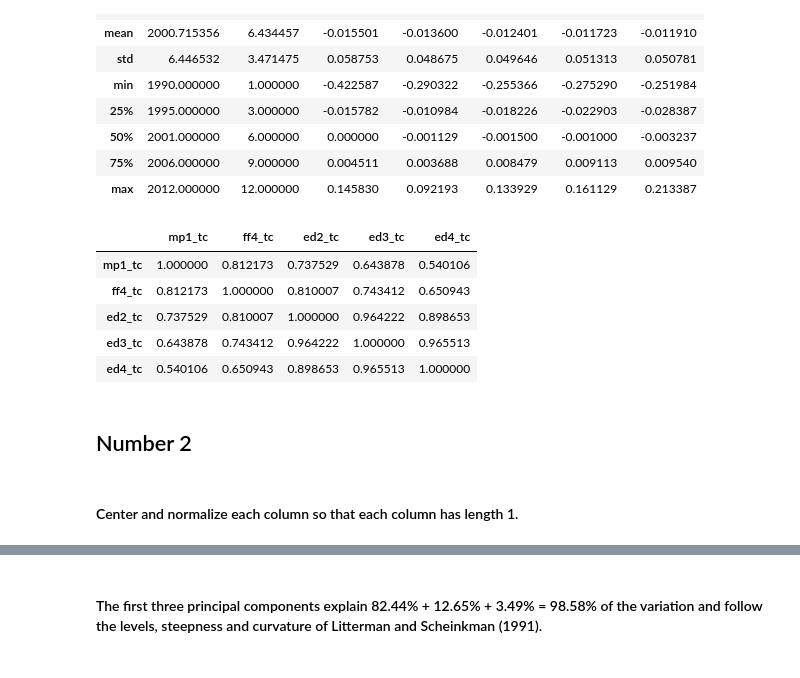
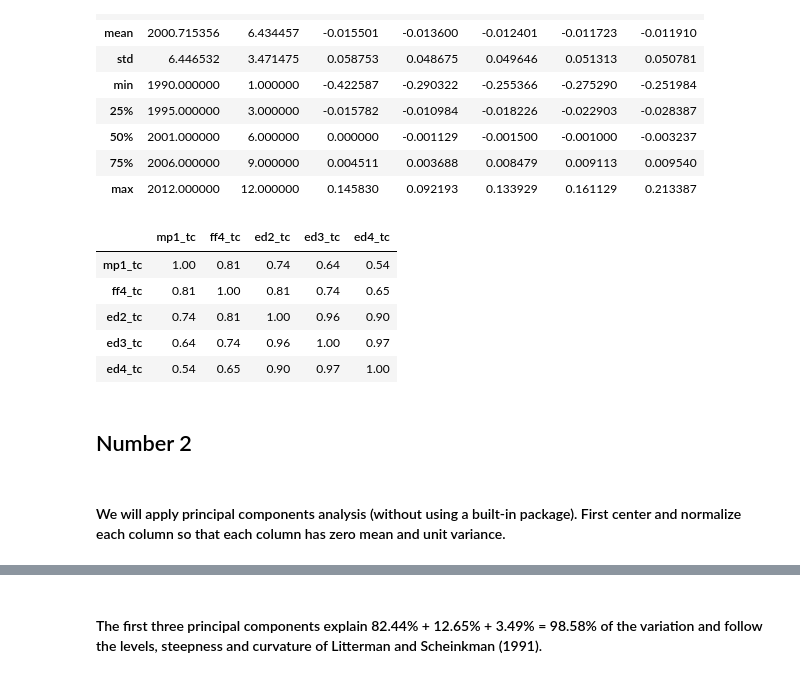
Before and after one commit to stevenzheng1/Econ-616, a Jupyter notebook: HW 5.ipynb, the cells around one changed output, grey strips where cells are left out. Drawn from its saved outputs; the diff is of its cells as text; code cells hidden in the pictures.

```diff
--- a/HW 5.ipynb
+++ b/HW 5.ipynb
@@ -12,7 +18,6 @@ import seaborn as sns; sns.set(style='darkgrid')
 # %%
 data = pd.read_csv('factor_data.csv')
-data = data.loc[~(data[['mp1_tc','ff4_tc','ed2_tc','ed3_tc','ed4_tc']]==0).all(axis=1)]
-data = data.dropna().reset_index(drop=True)
+data = data.loc[~(data[['mp1_tc','ff4_tc','ed2_tc','ed3_tc','ed4_tc']]==0).all(axis=1)].dropna().reset_index(drop=True)
 data.tail()
 # %% [output]
 |  | year | month | mp1_tc | ff4_tc | ed2_tc | ed3_tc | ed4_tc |
@@ -34,15 +39,15 @@ data.describe()
 | 75% | 2006.000000 | 9.000000 | 0.004511 | 0.003688 | 0.008479 | 0.009113 | 0.009540 |
 | max | 2012.000000 | 12.000000 | 0.145830 | 0.092193 | 0.133929 | 0.161129 | 0.213387 |
 # %%
-data[['mp1_tc','ff4_tc','ed2_tc','ed3_tc','ed4_tc']].corr()
+data[['mp1_tc','ff4_tc','ed2_tc','ed3_tc','ed4_tc']].corr().round(2)
 # %% [output]
 |  | mp1_tc | ff4_tc | ed2_tc | ed3_tc | ed4_tc |
-| mp1_tc | 1.000000 | 0.812173 | 0.737529 | 0.643878 | 0.540106 |
-| ff4_tc | 0.812173 | 1.000000 | 0.810007 | 0.743412 | 0.650943 |
-| ed2_tc | 0.737529 | 0.810007 | 1.000000 | 0.964222 | 0.898653 |
-| ed3_tc | 0.643878 | 0.743412 | 0.964222 | 1.000000 | 0.965513 |
-| ed4_tc | 0.540106 | 0.650943 | 0.898653 | 0.965513 | 1.000000 |
+| mp1_tc | 1.00 | 0.81 | 0.74 | 0.64 | 0.54 |
+| ff4_tc | 0.81 | 1.00 | 0.81 | 0.74 | 0.65 |
+| ed2_tc | 0.74 | 0.81 | 1.00 | 0.96 | 0.90 |
+| ed3_tc | 0.64 | 0.74 | 0.96 | 1.00 | 0.97 |
+| ed4_tc | 0.54 | 0.65 | 0.90 | 0.97 | 1.00 |
 # %% [markdown]
 ## Number 2
 # %% [markdown]
-#### Center and normalize each column so that each column has length 1.
+#### We will apply principal components analysis (without using a built-in package). First center and normalize each column so that each column has zero mean and unit variance.
```
Also changed, not shown: parts of 51 cells of this notebook.
